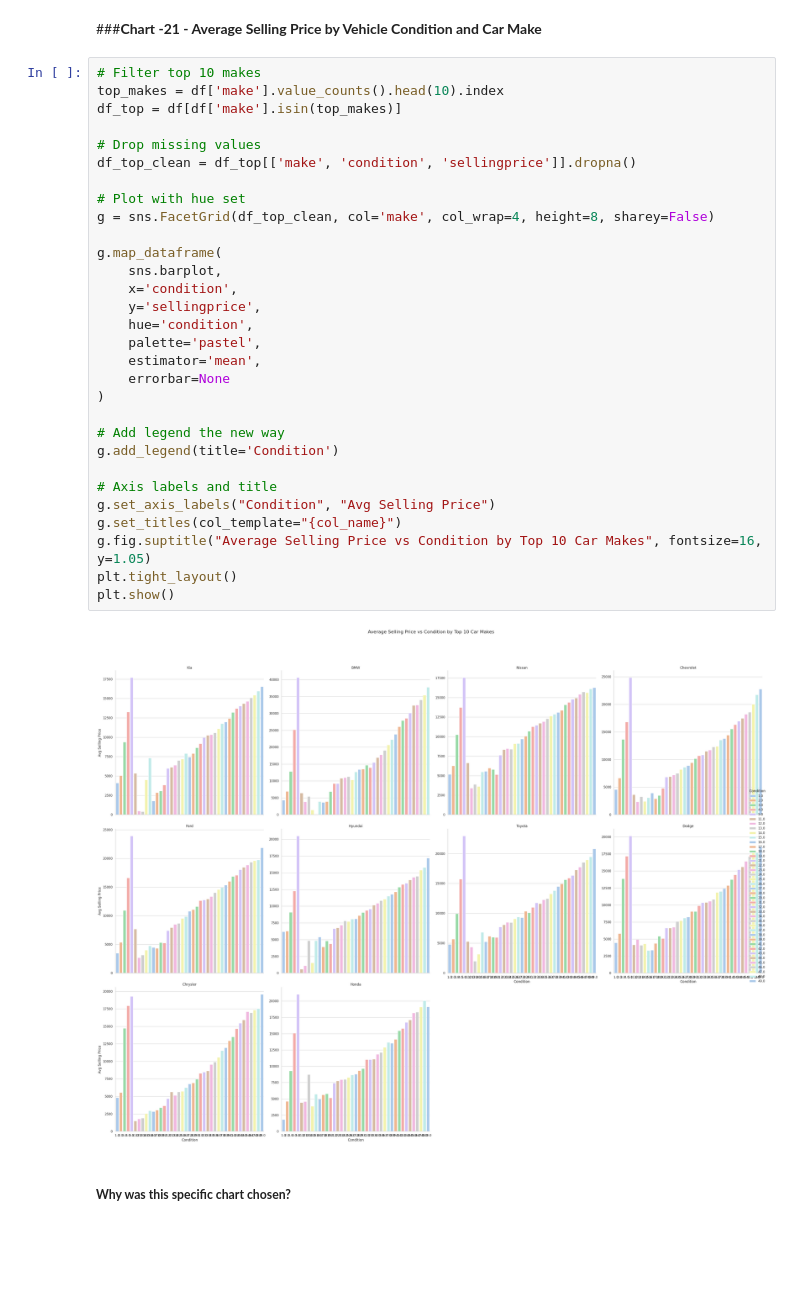
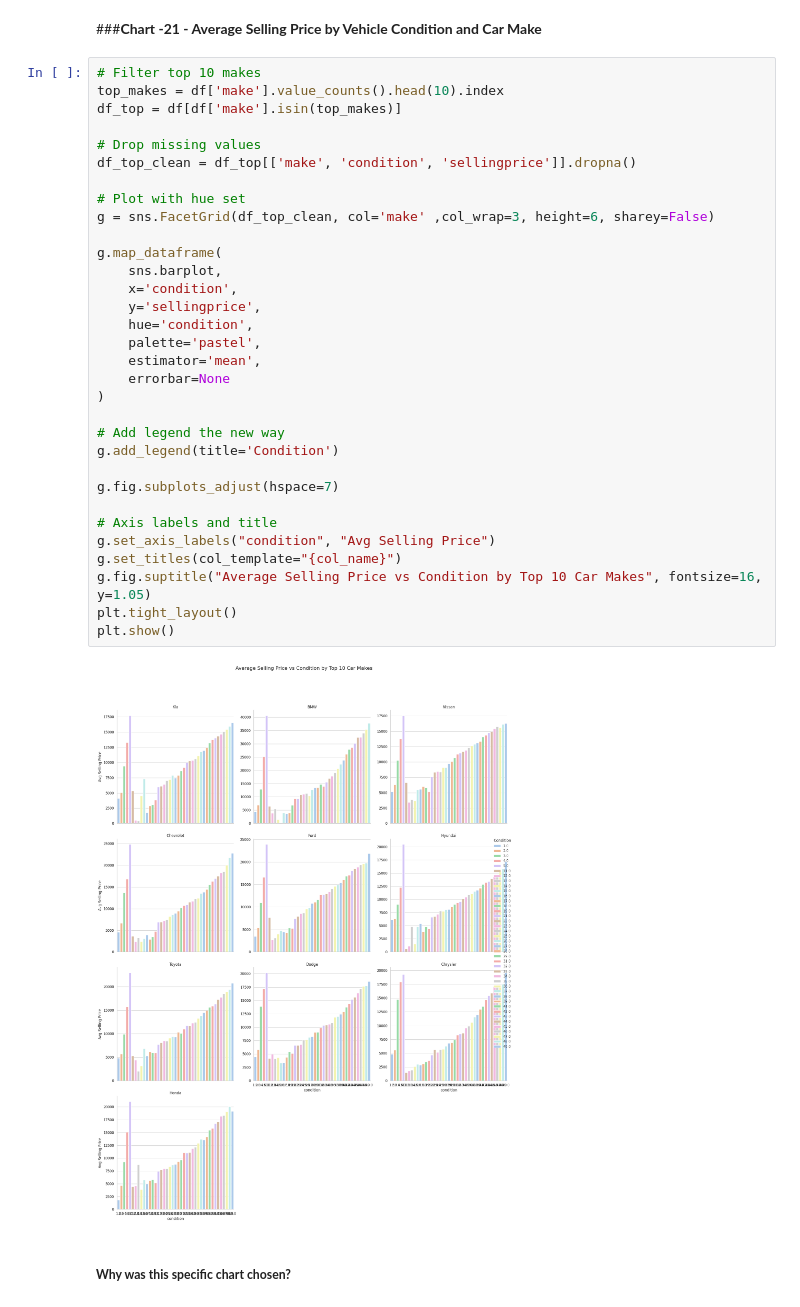
Before and after one commit to Sagarjain93/car_prices, a Jupyter notebook: car_prices.ipynb, the cells around one changed output. Saved outputs shown, nothing was run; the diff lists cells and outputs as text; blank space fills up the shorter version.

```diff
--- a/car_prices.ipynb
+++ b/car_prices.ipynb
@@ -1477,35 +1522,37 @@ This suggests a need to review or avoid overstocking such variants.
 # %%
 # Filter top 10 makes
 top_makes = df['make'].value_counts().head(10).index
 df_top = df[df['make'].isin(top_makes)]
 
 # Drop missing values
 df_top_clean = df_top[['make', 'condition', 'sellingprice']].dropna()
 
 # Plot with hue set
-g = sns.FacetGrid(df_top_clean, col='make', col_wrap=4, height=8, sharey=False)
+g = sns.FacetGrid(df_top_clean, col='make' ,col_wrap=3, height=6, sharey=False)
 
 g.map_dataframe(
     sns.barplot,
     x='condition',
     y='sellingprice',
     hue='condition',
     palette='pastel',
     estimator='mean',
     errorbar=None
 )
 
 # Add legend the new way
 g.add_legend(title='Condition')
 
+g.fig.subplots_adjust(hspace=7)
+
 # Axis labels and title
-g.set_axis_labels("Condition", "Avg Selling Price")
+g.set_axis_labels("condition", "Avg Selling Price")
 g.set_titles(col_template="{col_name}")
 g.fig.suptitle("Average Selling Price vs Condition by Top 10 Car Makes", fontsize=16, y=1.05)
 plt.tight_layout()
 plt.show()
 # %% [output]
-[figure, old version]
+[figure, new version]
 # %% [markdown]
 ##### **Why was this specific chart chosen?**
 # %% [markdown]
```
Also changed, not shown: parts of 24 cells of this notebook.
